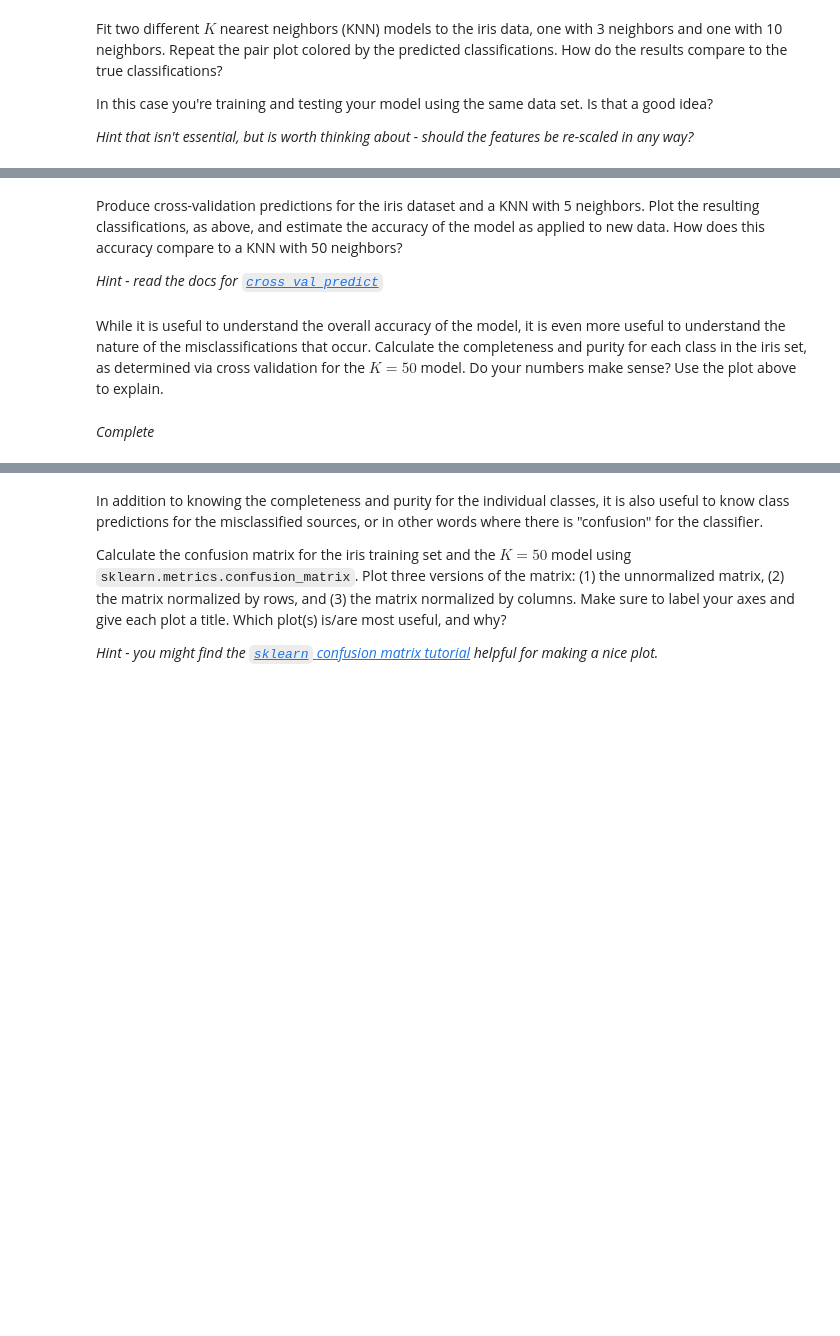
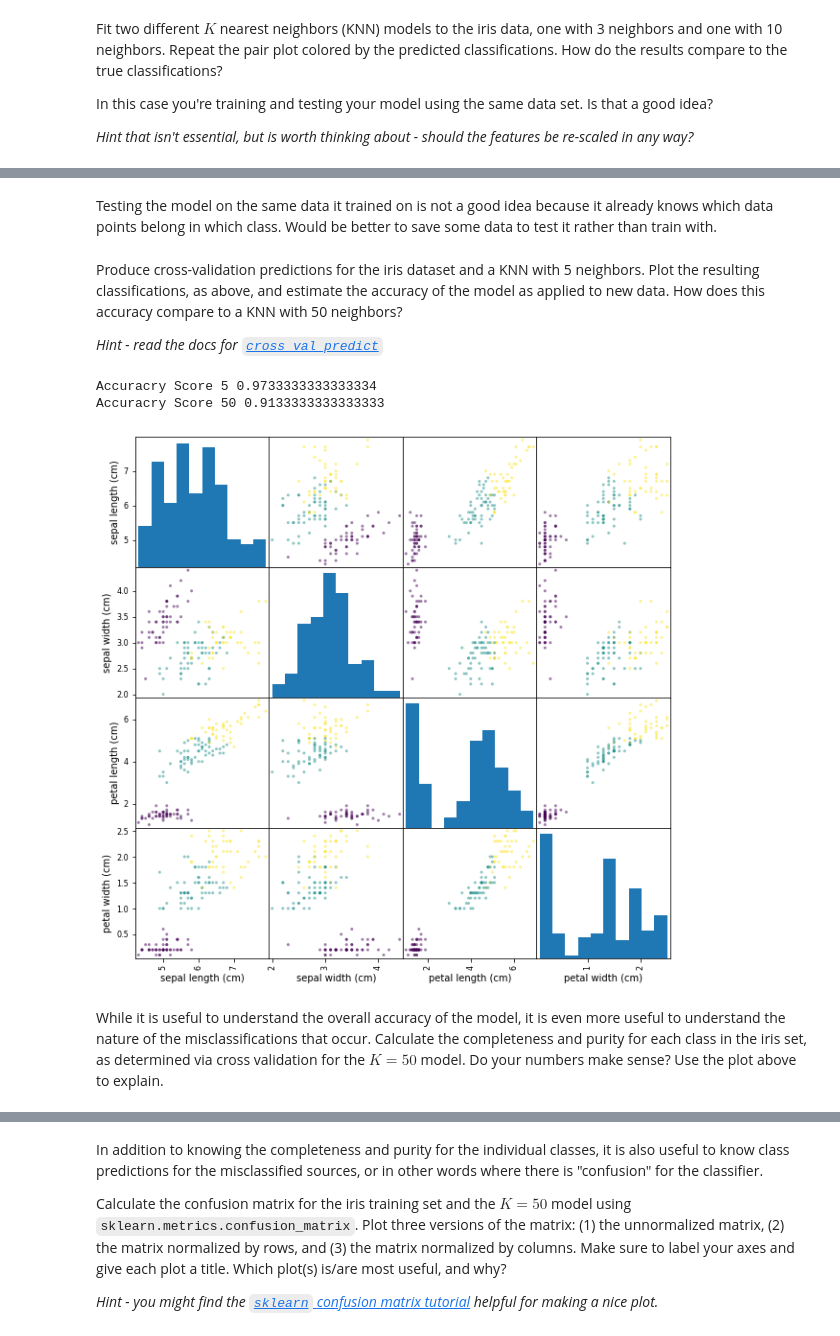
Before and after one commit to ASTR154/classification, a Jupyter notebook: classification.ipynb, the cells around one changed output, grey strips where cells are left out. Cells and saved outputs as stored; diff of their text form; code cells hidden in the pictures; blank space fills up the shorter version.

```diff
--- a/classification.ipynb
+++ b/classification.ipynb
@@ -42,3 +73,5 @@ In this case you're training and testing your model using the same data set. Is
+# %% [markdown]
+Testing the model on the same data it trained on is not a good idea because it already knows which data points belong in which class. Would be better to save some data to test it rather than train with.
 # %% [markdown]
 Produce cross-validation predictions for the iris dataset and a KNN with 5 neighbors. Plot the resulting classifications, as above, and estimate the accuracy of the model as applied to new data. How does this accuracy compare to a KNN with 50 neighbors?
 
@@ -56,2 +79,30 @@ Produce cross-validation predictions for the iris dataset and a KNN with 5 neigh
+# %%
+from sklearn.model_selection import cross_val_predict
+from sklearn.metrics import accuracy_score
+
+neighbor5 = KNeighborsClassifier(n_neighbors = 5)
+
+target = iris.target
+target_pred_5 = cross_val_predict(neighbor5, iris.data, target, cv = 5)
+file['neighbor5_cv'] = target_pred_5
+
+acc5 = accuracy_score(target, target_pred_5)
+print('Accuracry Score 5', acc5)
+
+neighbor50 = KNeighborsClassifier(n_neighbors = 50)
+
+target = iris.target
+target_pred_50 = cross_val_predict(neighbor50, iris.data, target, cv = 5)
+file['neighbor5_cv'] = target_pred_50
+
+acc50 = accuracy_score(target, target_pred_50)
+print('Accuracry Score 50', acc50)
+
+pd.plotting.scatter_matrix(file[iris.feature_names], c = file['neighbor5_cv'], figsize = (10, 10))
+plt.show()
+# %% [output]
+Accuracry Score 5 0.9733333333333334
+Accuracry Score 50 0.9133333333333333
+[figure, added]
 # %% [markdown]
 While it is useful to understand the overall accuracy of the model, it is even more useful to understand the nature of the misclassifications that occur. Calculate the completeness and purity for each class in the iris set, as determined via cross validation for the $K = 50$ model. Do your numbers make sense? Use the plot above to explain.
@@ -64,2 +108,0 @@ While it is useful to understand the overall accuracy of the model, it is even m
-# %% [markdown]
-*Complete*
```
Also changed, not shown: parts of 15 cells of this notebook.
